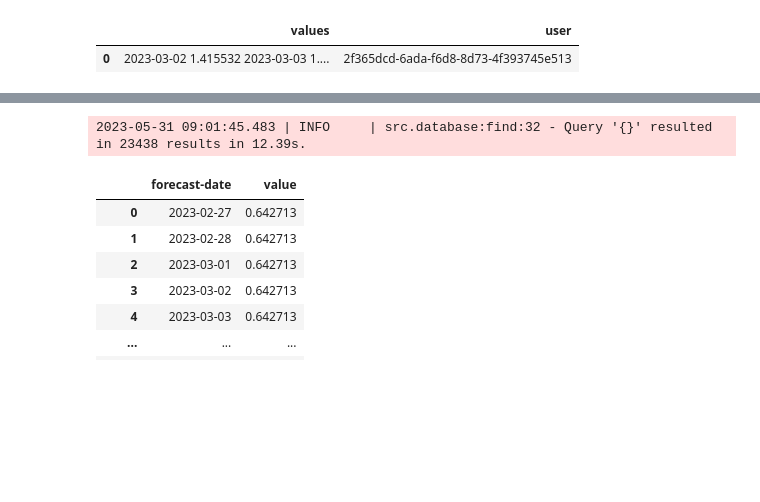
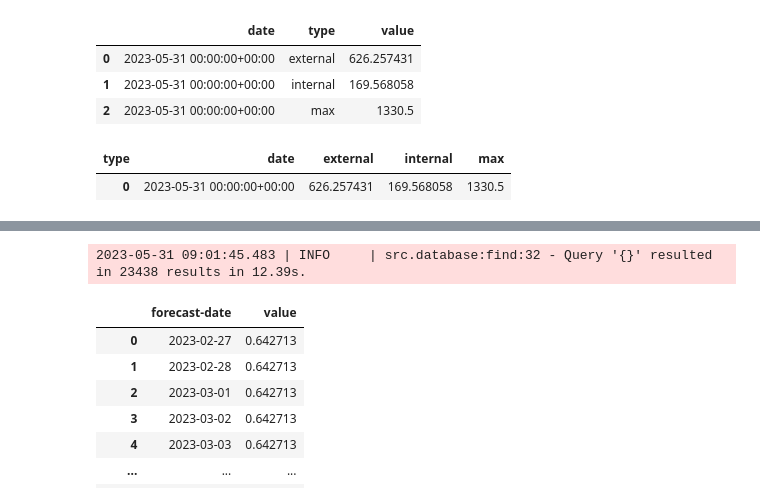
Before and after one commit to vreima/tie-dashboard, a Jupyter notebook: testing-notebook.ipynb, the cells around one changed output, grey strips where cells are left out. Saved outputs shown, nothing was run; the diff lists cells and outputs as text; code cells hidden in the pictures; blank space fills up the shorter version.

```diff
--- a/testing-notebook.ipynb
+++ b/testing-notebook.ipynb
@@ -1,5 +1,11 @@
 # %%
 from importlib import reload
+from dotenv import load_dotenv
+
+load_dotenv(r"C:\Users\vireima\tie-dashboard\.env")
+
+import os
+#print(os.getenv("SEVERA_CLIENT_SCOPE"))
 
 import pandas as pd
 
@@ -11,6 +17,5 @@ reload(src.severa.fetch)
 
 span = DateRange(540)
 
-f = src.severa.fetch.Fetcher()
-async with f._client:
-    df = await f.get_resource_allocations(span)
+#async with src.severa.fetch.Fetcher() as f:
+#    df = await f.get_resource_allocations(span)
@@ -29,0 +22,5 @@ async with f._client:
+# %%
+async with src.severa.fetch.Fetcher() as f:
+    df2 = await f.get_allocations_with_maxes(span)
+
+df2.head()
@@ -30,8 +69,21 @@ async with f._client:
+# %%
+from datetime import timedelta
+delta = timedelta(days=30)
+grouped = (
+        df2[df2["forecast-date"].between(df2["date"], df2["date"] + delta)]
+        .groupby(["date", "type"])["value"]
+        .sum()
+        .reset_index()
+    )
+grouped
+# %% [output]
+|  | date | type | value |
+| 0 | 2023-05-31 00:00:00+00:00 | external | 626.257431 |
+| 1 | 2023-05-31 00:00:00+00:00 | internal | 169.568058 |
+| 2 | 2023-05-31 00:00:00+00:00 | max | 1330.5 |
 # %%
-ville = "2f365dcd-6ada-f6d8-8d73-4f393745e513"
-
-src.severa.fetch.group_sum(["user"], df[df["user"] == ville])
-#df[df["user"] == ville]
+g = grouped.pivot(columns="type", values="value", index="date").reset_index()
+g
 # %% [output]
-|  | values | user |
-| 0 | 2023-03-02 1.415532 2023-03-03 1.... | 2f365dcd-6ada-f6d8-8d73-4f393745e513 |
+| type | date | external | internal | max |
+| 0 | 2023-05-31 00:00:00+00:00 | 626.257431 | 169.568058 | 1330.5 |
```
Also changed, not shown: parts of 5 cells of this notebook, 4 other files.
